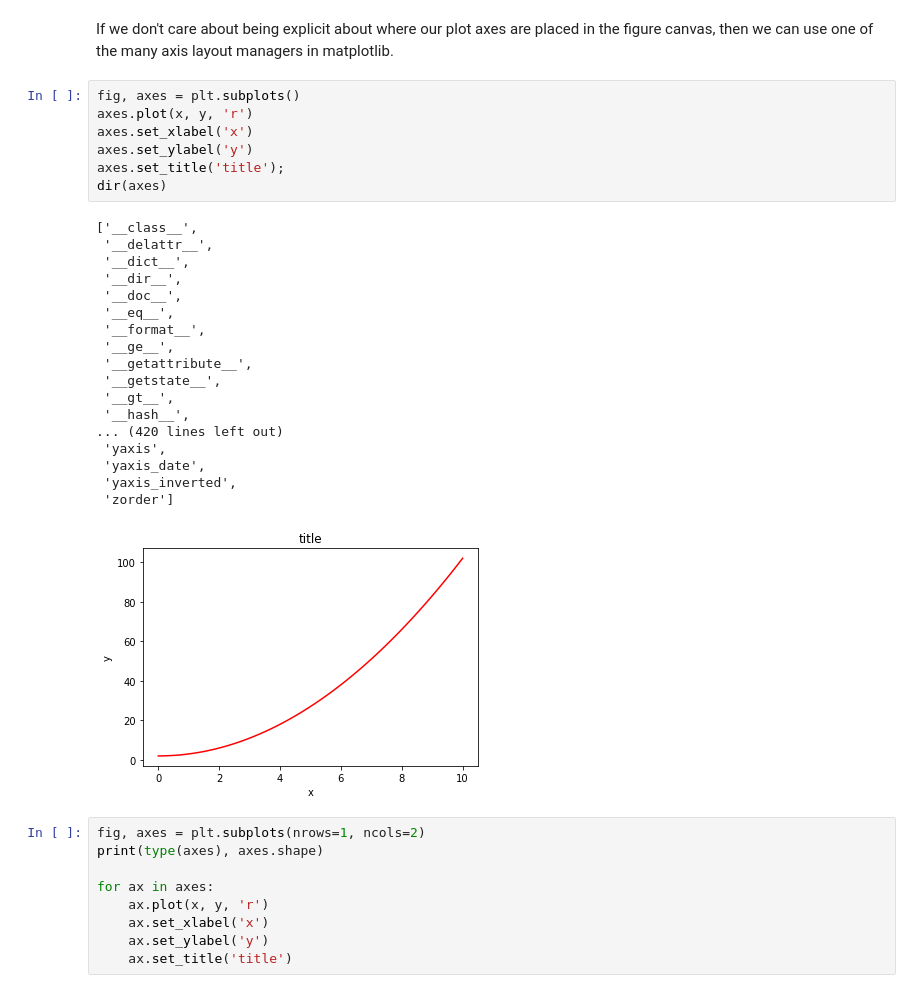
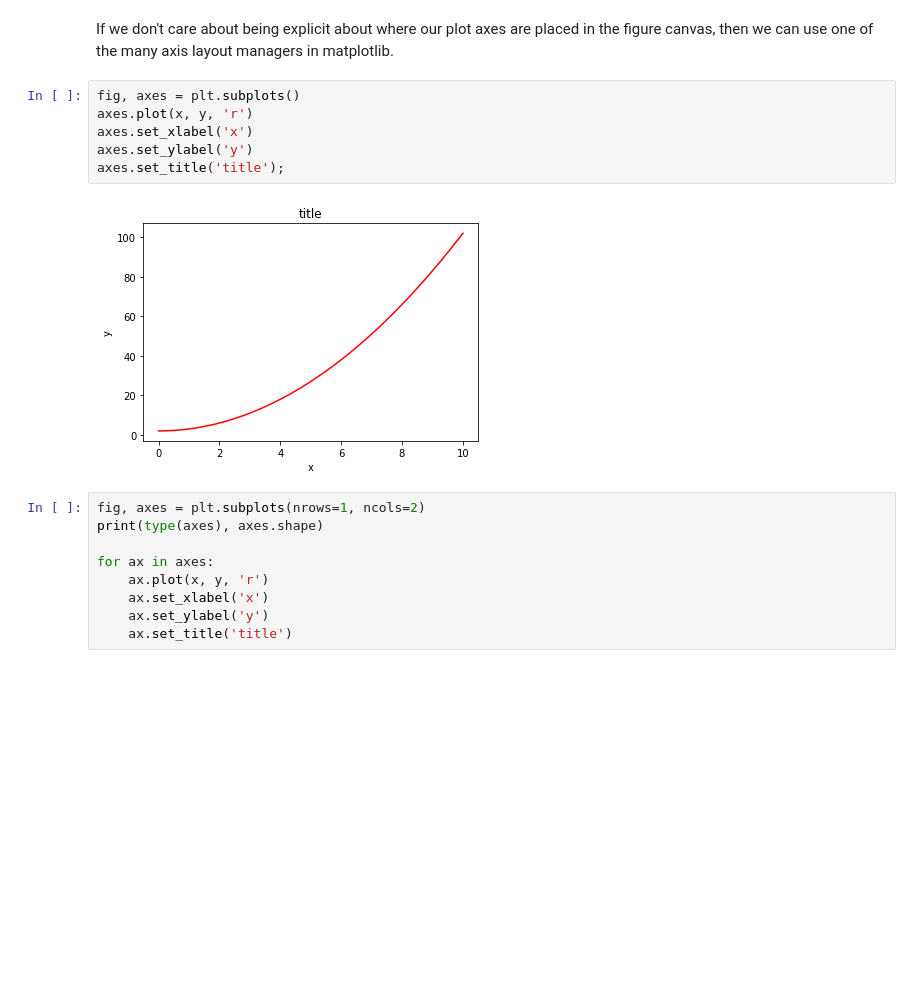
Before and after one commit to mingming-li/SES494-598, a Jupyter notebook: LN017-OOP-matplotlib.ipynb, the cells around one changed output. Drawn from its saved outputs; the diff is of its cells as text; blank space fills up the shorter version.

```diff
--- a/LN017-OOP-matplotlib.ipynb
+++ b/LN017-OOP-matplotlib.ipynb
@@ -51,29 +51,11 @@ If we don't care about being explicit about where our plot axes are placed in th
 # %%
 fig, axes = plt.subplots()
 axes.plot(x, y, 'r')
 axes.set_xlabel('x')
 axes.set_ylabel('y')
 axes.set_title('title');
-dir(axes)
 # %% [output]
-['__class__',
- '__delattr__',
- '__dict__',
- '__dir__',
- '__doc__',
- '__eq__',
- '__format__',
- '__ge__',
- '__getattribute__',
- '__getstate__',
- '__gt__',
- '__hash__',
-... (420 lines left out)
- 'yaxis',
- 'yaxis_date',
- 'yaxis_inverted',
- 'zorder']
-[figure, old version]
+[figure, new version]
 # %%
 fig, axes = plt.subplots(nrows=1, ncols=2)
 print(type(axes), axes.shape)
```
Also changed, not shown: parts of 16 cells of this notebook, 3 other files.
